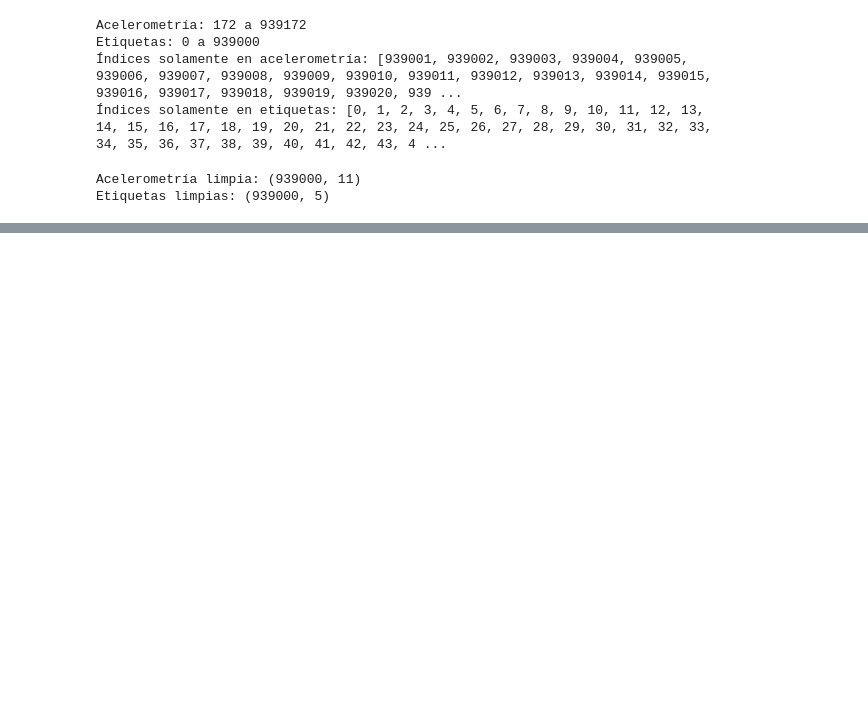
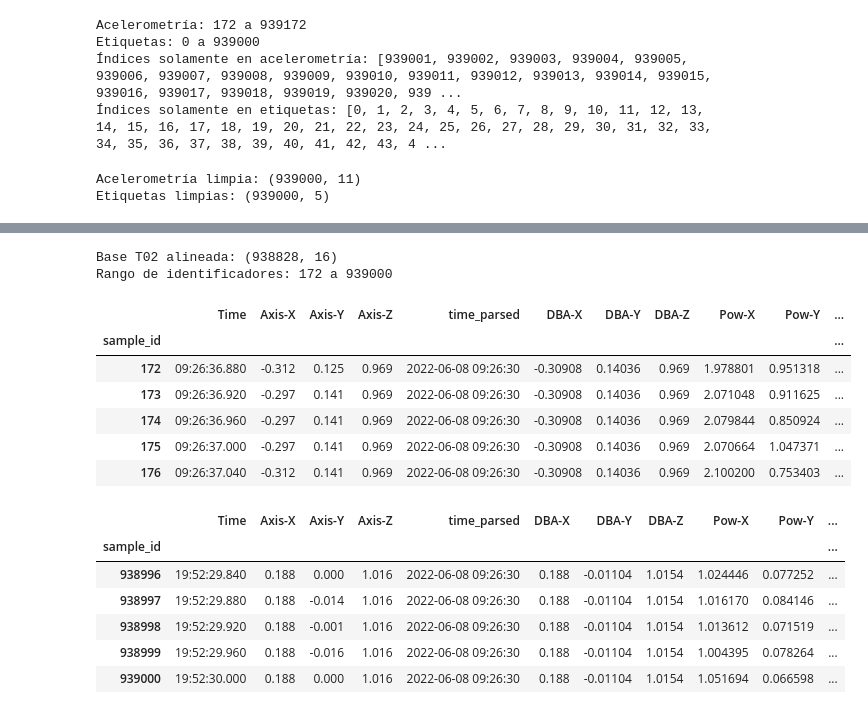
Before and after one commit to EloyMoyano/Bases_de_datos_codornices, a Jupyter notebook: notebooks/01_exploracion_T02.ipynb, the cells around one changed output, grey strips where cells are left out. Drawn from its saved outputs; the diff is of its cells as text; code cells hidden in the pictures; blank space fills up the shorter version.

```diff
--- a/notebooks/01_exploracion_T02.ipynb
+++ b/notebooks/01_exploracion_T02.ipynb
@@ -313,3 +356,61 @@ Base T02: (939000, 16)
 | 938997 | 19:52:36.800 | 0.188 | 0.0 | 1.016 | 2022-06-08 09:26:30 | 0.18920 | -0.00064 | 1.016 | 0.911932 | 0.059648 | 9.078783 | ... |
 | 938998 | 19:52:36.840 | 0.203 | 0.0 | 1.016 | 2022-06-08 09:26:30 | 0.18936 | 0.00000 | 1.016 | 0.909399 | 0.063673 | 8.946228 | ... |
 | 938999 | 19:52:36.880 | 0.188 | 0.0 | 1.016 | 2022-06-08 09:26:30 | 0.18976 | 0.00000 | 1.016 | 0.922561 | 0.059106 | 9.007925 | ... |
+# %%
+# Preparar identificadores de acelerometría
+acelerometria_alineada = acelerometria_t02.rename(
+    columns={"Unnamed: 0": "sample_id"}
+).copy()
+
+acelerometria_alineada["sample_id"] = pd.to_numeric(
+    acelerometria_alineada["sample_id"]
+).astype(int)
+
+# Preparar identificadores de etiquetas
+etiquetas_alineadas = etiquetas_originales.copy()
+
+etiquetas_alineadas.index = pd.to_numeric(
+    etiquetas_alineadas.index
+).astype(int)
+
+etiquetas_alineadas.index.name = "sample_id"
+
+# Unir solamente muestras con el mismo identificador
+datos_t02 = (
+    acelerometria_alineada
+    .set_index("sample_id")
+    .join(
+        etiquetas_alineadas,
+        how="inner",
+        validate="one_to_one"
+    )
+    .sort_index()
+)
+
+print("Base T02 alineada:", datos_t02.shape)
+print(
+    "Rango de identificadores:",
+    datos_t02.index.min(),
+    "a",
+    datos_t02.index.max()
+)
+
+display(datos_t02.head())
+display(datos_t02.tail())
+# %% [output]
+Base T02 alineada: (938828, 16)
+Rango de identificadores: 172 a 939000
+|  | Time | Axis-X | Axis-Y | Axis-Z | time_parsed | DBA-X | DBA-Y | DBA-Z | Pow-X | Pow-Y | ... |
+| sample_id |  |  |  |  |  |  |  |  |  |  | ... |
+| 172 | 09:26:36.880 | -0.312 | 0.125 | 0.969 | 2022-06-08 09:26:30 | -0.30908 | 0.14036 | 0.969 | 1.978801 | 0.951318 | ... |
+| 173 | 09:26:36.920 | -0.297 | 0.141 | 0.969 | 2022-06-08 09:26:30 | -0.30908 | 0.14036 | 0.969 | 2.071048 | 0.911625 | ... |
+| 174 | 09:26:36.960 | -0.297 | 0.141 | 0.969 | 2022-06-08 09:26:30 | -0.30908 | 0.14036 | 0.969 | 2.079844 | 0.850924 | ... |
+| 175 | 09:26:37.000 | -0.297 | 0.141 | 0.969 | 2022-06-08 09:26:30 | -0.30908 | 0.14036 | 0.969 | 2.070664 | 1.047371 | ... |
+| 176 | 09:26:37.040 | -0.312 | 0.141 | 0.969 | 2022-06-08 09:26:30 | -0.30908 | 0.14036 | 0.969 | 2.100200 | 0.753403 | ... |
+|  | Time | Axis-X | Axis-Y | Axis-Z | time_parsed | DBA-X | DBA-Y | DBA-Z | Pow-X | Pow-Y | ... |
+| sample_id |  |  |  |  |  |  |  |  |  |  | ... |
+| 938996 | 19:52:29.840 | 0.188 | 0.000 | 1.016 | 2022-06-08 09:26:30 | 0.188 | -0.01104 | 1.0154 | 1.024446 | 0.077252 | ... |
+| 938997 | 19:52:29.880 | 0.188 | -0.014 | 1.016 | 2022-06-08 09:26:30 | 0.188 | -0.01104 | 1.0154 | 1.016170 | 0.084146 | ... |
+| 938998 | 19:52:29.920 | 0.188 | -0.001 | 1.016 | 2022-06-08 09:26:30 | 0.188 | -0.01104 | 1.0154 | 1.013612 | 0.071519 | ... |
+| 938999 | 19:52:29.960 | 0.188 | -0.016 | 1.016 | 2022-06-08 09:26:30 | 0.188 | -0.01104 | 1.0154 | 1.004395 | 0.078264 | ... |
+| 939000 | 19:52:30.000 | 0.188 | 0.000 | 1.016 | 2022-06-08 09:26:30 | 0.188 | -0.01104 | 1.0154 | 1.051694 | 0.066598 | ... |
```
Also changed, not shown: parts of 8 cells of this notebook.
